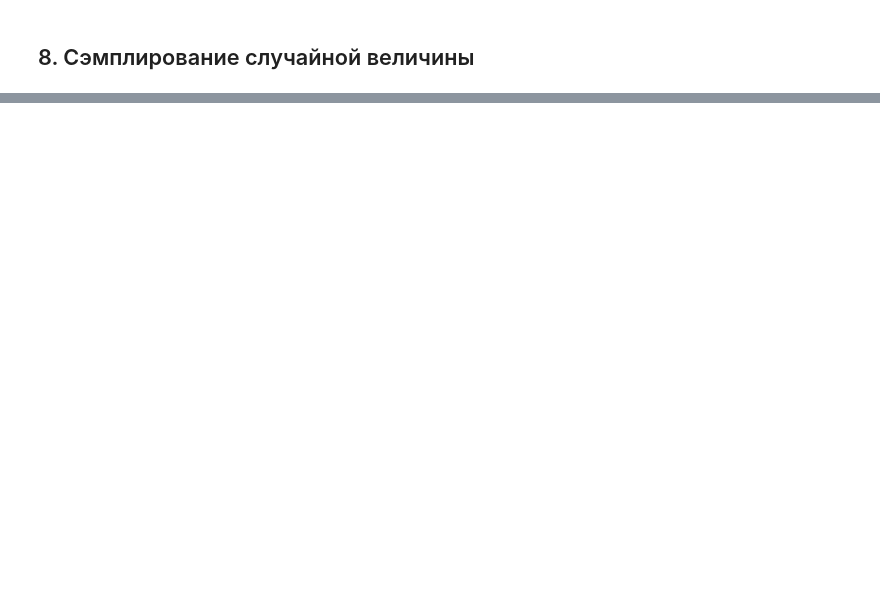
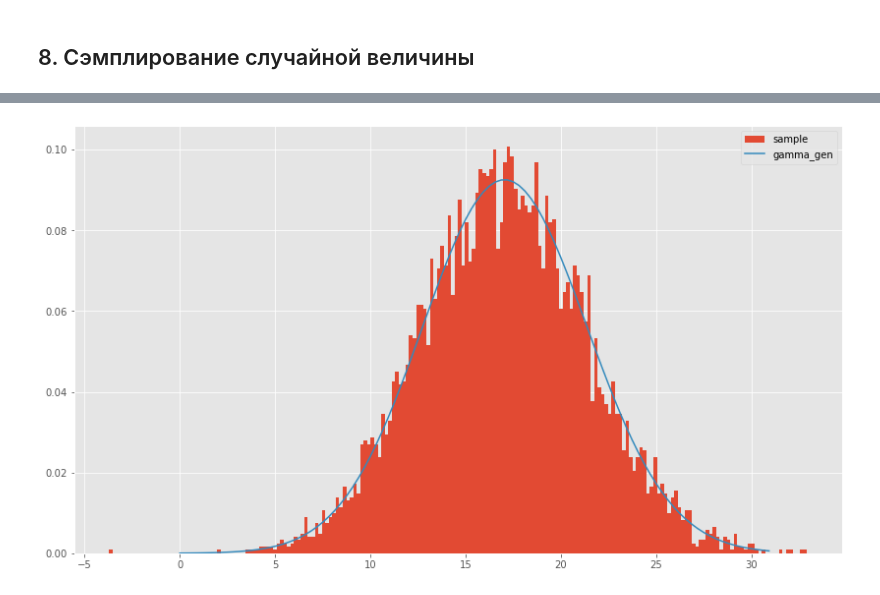
Before and after one commit to barbak11/MOMO, a Jupyter notebook: Lab1_one-dimensional random variable/Lab1_MOMO.ipynb, the cells around one changed output, grey strips where cells are left out. Drawn from its saved outputs; the diff is of its cells as text; code cells hidden in the pictures; blank space fills up the shorter version.

```diff
--- a/Lab1_one-dimensional random variable/Lab1_MOMO.ipynb
+++ b/Lab1_one-dimensional random variable/Lab1_MOMO.ipynb
@@ -495,0 +504,23 @@ discr_rvs_sampling(df['CustServ_Calls'], scipy.stats.poisson, CustServ_Calls_poi
+# %%
+# Сэмплирование методом accept-reject
+def accept_reject(array, distribution, M, params):
+    args = distribution.fit(array)
+
+    samples = []
+    N = 10000
+    for _ in range(N):
+        x = np.random.normal(*params)
+
+        prob_accept = distribution.pdf(x, *args) / (M * scipy.stats.norm.pdf(x, *params))
+
+        if np.random.random() < prob_accept:
+            samples.append(x)
+
+    plt.hist(samples, bins=200, density=True, label = 'sample')
+    x_plot = np.linspace(np.min(array), np.max(array), 100)
+    y_plot = distribution.pdf(x_plot, *args)
+    sns.lineplot(x_plot, y_plot, label=type(distribution).__name__)
+# %%
+accept_reject(df['Eve_Charge'], scipy.stats.gamma, 1.5, [17.09442093 , 6.2])
+# %% [output]
+[figure, added]
```
Also changed, not shown: parts of 21 cells of this notebook, 3 other files.
